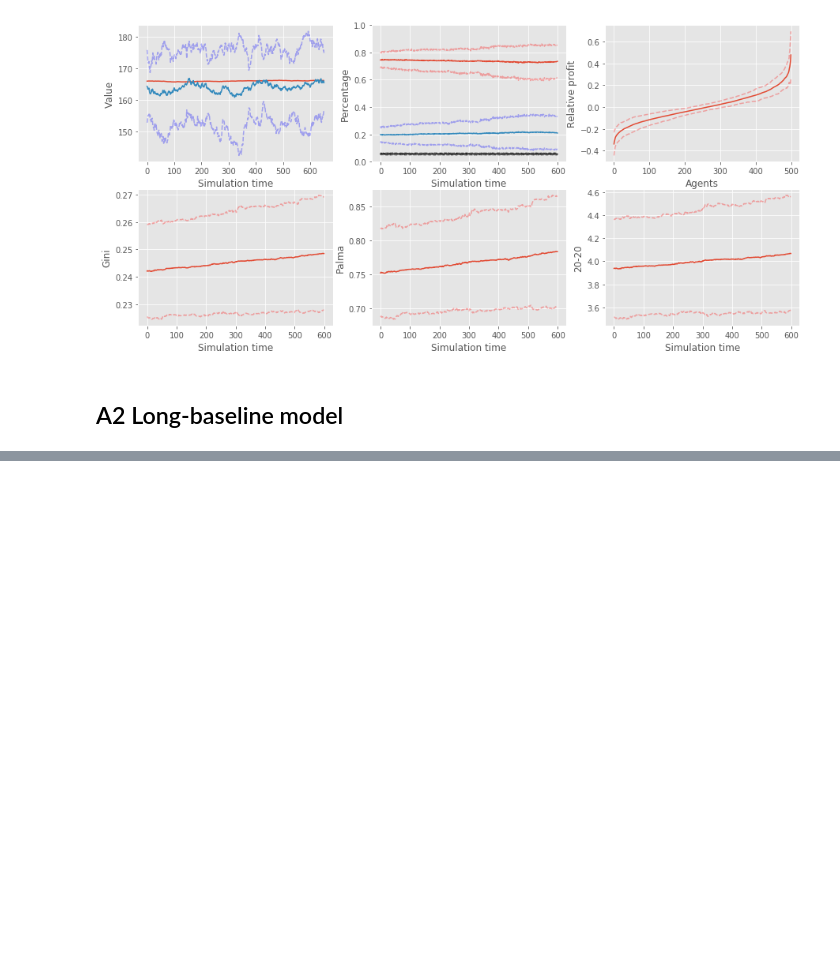
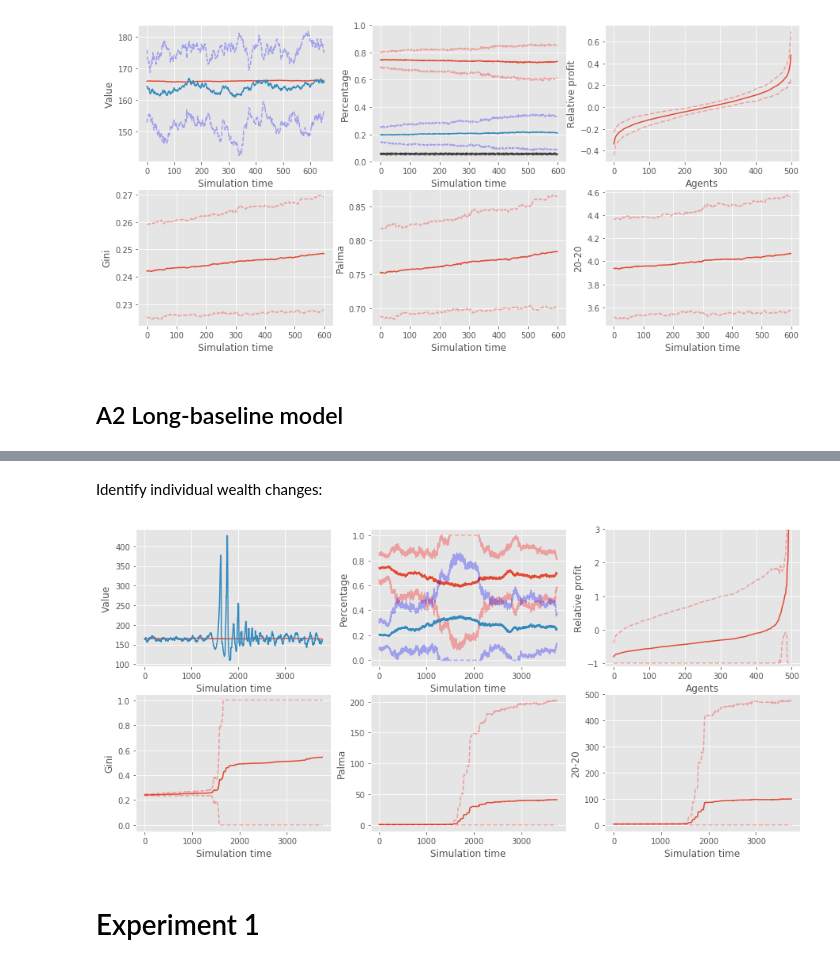
Before and after one commit to joerischasfoort/bubble-inequality, a Jupyter notebook: Appendix_model_dynamics.ipynb, the cells around one changed output, grey strips where cells are left out. Cells and saved outputs as stored; diff of their text form; code cells hidden in the pictures; blank space fills up the shorter version.

Commit message:
update_appendix

```diff
--- a/Appendix_model_dynamics.ipynb
+++ b/Appendix_model_dynamics.ipynb
@@ -352,0 +353,2 @@ Find median price series
+# %%
+params['ticks'] = 4000
@@ -352,0 +386,2 @@ Find median price series
+# %%
+mc_prices, mc_returns, mc_autocorr_returns, mc_autocorr_abs_returns, mc_volatility, mc_volume, mc_fundamentals = organise_data(orbs, burn_in_period=200)
@@ -352,0 +400,3 @@ Find median price series
+# %%
+def market_sentiment_in_round(order_book, t):
+    return sum(np.array(order_book.sentiment_history[t]) / len(order_book.sentiment_history[t]))
@@ -352,0 +438,2 @@ Find median price series
+# %% [markdown]
+Identify individual wealth changes:
@@ -352,0 +500,13 @@ Find median price series
+# %%
+# first, order all profits, then get average profit and conf intervals
+av_ordered_profits = []
+lcf_ordered_profits = []
+ucf_ordered_profits = []
+
+ordered_profits = [pd.Series(pr).sort_values() for pr in profits]
+for a in range(len(ordered_profits[0])):
+    a_profits = [list(p)[a] for p in ordered_profits]
+    av_ordered_profits.append(np.mean(a_profits))
+    low, up = confidence_interval(a_profits, np.mean(a_profits))
+    lcf_ordered_profits.append(max(-1.0, low))
+    ucf_ordered_profits.append(up)
@@ -352,0 +547,56 @@ Find median price series
+# %%
+fig, ((ax1, ax2, ax3),(ax4, ax5, ax6)) = plt.subplots(2, 3, figsize=(15,7))
+
+ax1.plot(mc_fundamentals.index, mc_fundamentals.mean(axis=1), label='Fundamental')
+ax1.plot(mc_prices.index, mc_prices.mean(axis=1), label='Market')
+#ax1.plot(mc_prices.index, lower_c_price, 'b--', alpha=0.3)
+#ax1.plot(mc_prices.index, upper_c_price, 'b--', alpha=0.3)
+
+ax1.set_ylabel('Value', fontsize='12')
+#ax1.legend(loc='best', fontsize='14')
+
+ax2.plot(range(len(av_fundamentalist_sentiment[burn_in_period:])), av_fundamentalist_sentiment[burn_in_period:], label='fundamentalist ')
+ax2.plot(range(len(lo_fundamentalist_sentiment[burn_in_period:])), lo_fundamentalist_sentiment[burn_in_period:], 'r--', alpha=0.3)
+ax2.plot(range(len(up_fundamentalist_sentiment[burn_in_period:])), up_fundamentalist_sentiment[burn_in_period:], 'r--', alpha=0.3)
+ax2.set_ylabel('Percentage', fontsize='12')
+
+ax2.plot(range(len(av_trend_sentiment[burn_in_period:])), av_trend_sentiment[burn_in_period:], label='chartist ')
+ax2.plot(range(len(lo_trend_sentiment[burn_in_period:])), lo_trend_sentiment[burn_in_period:], 'b--', alpha=0.3)
+ax2.plot(range(len(up_trend_sentiment[burn_in_period:])), up_trend_sentiment[burn_in_period:], 'b--', alpha=0.3)
+
+# ax2.plot(range(len(av_random_sentiment[burn_in_period:])), av_random_sentiment[burn_in_period:], 'k', label='random ')
+# ax2.plot(range(len(lo_random_sentiment[burn_in_period:])), lo_random_sentiment[burn_in_period:], 'k--', alpha=0.3)
+# ax2.plot(range(len(up_random_sentiment[burn_in_period:])), up_random_sentiment[burn_in_period:], 'k--', alpha=0.3)
+#ax2.set_ylim(0, 1)
+
+ax3.plot(range(len(av_ordered_profits)), av_ordered_profits)
+ax3.plot(range(len(av_ordered_profits)), ucf_ordered_profits, 'r--', alpha=0.3)
+ax3.plot(range(len(av_ordered_profits)), lcf_ordered_profits, 'r--', alpha=0.3)
+ax3.set_ylabel('Relative profit', fontsize='12')
+ax3.set_ylim(-1.1, 3)
+
+ax4.plot(range(len(av_gini_ot[burn_in_period:])), av_gini_ot[burn_in_period:])
+ax4.plot(range(len(low_gini_ot[burn_in_period:])), low_gini_ot[burn_in_period:], 'r--', alpha=0.3)
+ax4.plot(range(len(up_gini_ot[burn_in_period:])), up_gini_ot[burn_in_period:], 'r--', alpha=0.3)
+ax4.set_ylabel('Gini', fontsize='12')
+
+ax5.plot(range(len(av_gini_ot[burn_in_period:])), av_palma_ot[burn_in_period:])
+ax5.plot(range(len(low_gini_ot[burn_in_period:])), low_palma_ot[burn_in_period:], 'r--', alpha=0.3)
+ax5.plot(range(len(up_gini_ot[burn_in_period:])), up_palma_ot[burn_in_period:], 'r--', alpha=0.3)
+ax5.set_ylabel('Palma', fontsize='12')
+
+ax6.plot(range(len(av_gini_ot[burn_in_period:])), av_twtw_ot[burn_in_period:])
+ax6.plot(range(len(low_gini_ot[burn_in_period:])), low_twtw_ot[burn_in_period:], 'r--', alpha=0.3)
+ax6.plot(range(len(up_gini_ot[burn_in_period:])), up_twtw_ot[burn_in_period:], 'r--', alpha=0.3)
+ax6.set_ylabel('20-20', fontsize='12')
+
+for ax in (ax1, ax2, ax4, ax5, ax6):
+    ax.set_xlabel('Simulation time', fontsize='12')
+
+ax3.set_xlabel('Agents', fontsize='12')
+
+fig.savefig('long_baseline_dynamics.png', dpi=200, bbox_inches = 'tight', pad_inches = 0)
+# %% [output]
+[figure, added]
+# %% [markdown]
+# Experiment 1
```
Also changed, not shown: parts of 38 cells of this notebook.
